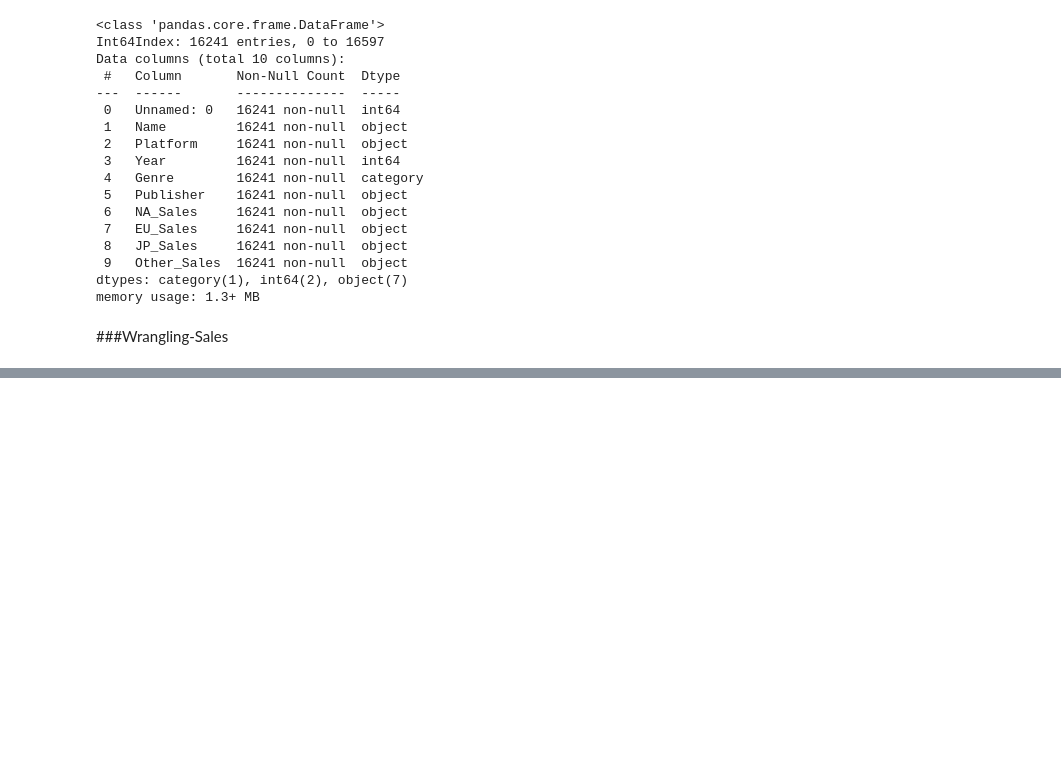
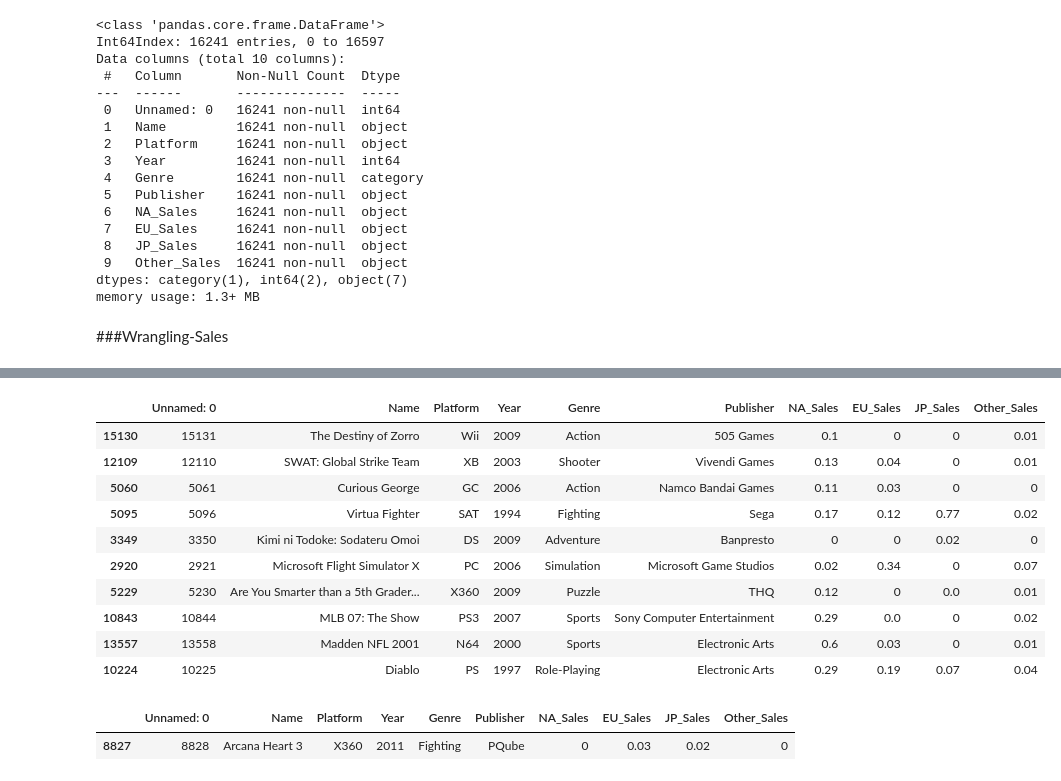
Before and after one commit to Jihyesh/codestates_projects_section1, a Jupyter notebook: AI_15_홍지혜_Section1.ipynb, the cells around one changed output, grey strips where cells are left out. Saved outputs shown, nothing was run; the diff lists cells and outputs as text; code cells hidden in the pictures; blank space fills up the shorter version.

```diff
--- a/AI_15_홍지혜_Section1.ipynb
+++ b/AI_15_홍지혜_Section1.ipynb
@@ -695,0 +784,48 @@ list(df_clean)[-4:]
+# %%
+import re
+import math
+
+for i, sales in enumerate(df_clean.NA_Sales):
+  if bool(re.search('K', sales)):
+    df_clean.iloc[i,6] = re.sub(r"\D","",df_clean.iloc[i,6])
+    df_clean.iloc[i,6] = float(df_clean.iloc[i,6])
+    df_clean.iloc[i,6] = df_clean.iloc[i,6]*0.001
+
+for i, sales in enumerate(df_clean.EU_Sales):
+  if bool(re.search('K', sales)):
+    df_clean.iloc[i,7] = re.sub(r"\D","",df_clean.iloc[i,7])
+    df_clean.iloc[i,7] = float(df_clean.iloc[i,7])
+    df_clean.iloc[i,7] = df_clean.iloc[i,7]*0.001
+
+for i, sales in enumerate(df_clean.JP_Sales):
+  if bool(re.search('K', sales)):
+    df_clean.iloc[i,8] = re.sub(r"\D","",df_clean.iloc[i,8])
+    df_clean.iloc[i,8]= float(df_clean.iloc[i,8])
+    df_clean.iloc[i,8] = df_clean.iloc[i,8]*0.001
+
+for i, sales in enumerate(df_clean.Other_Sales):
+  if bool(re.search('K', sales)):
+    df_clean.iloc[i,9] = re.sub(r"\D","",df_clean.iloc[i,9])
+    df_clean.iloc[i,9] = float(df_clean.iloc[i,9])
+    df_clean.iloc[i,9] = df_clean.iloc[i,9]*0.001
+
+# .extract, .astype 쓸 때, 앞에 iloc[i,6] 다음에 붙으면 str 특징이 없어서? 안 돌아간다. 왜 그러냐.
+# %%
+df_clean[df_clean.index.isin(df_clean_MK.index)].sample(10)
+# %% [output]
+|  | Unnamed: 0 | Name | Platform | Year | Genre | Publisher | NA_Sales | EU_Sales | JP_Sales | Other_Sales |
+| 15130 | 15131 | The Destiny of Zorro | Wii | 2009 | Action | 505 Games | 0.1 | 0 | 0 | 0.01 |
+| 12109 | 12110 | SWAT: Global Strike Team | XB | 2003 | Shooter | Vivendi Games | 0.13 | 0.04 | 0 | 0.01 |
+| 5060 | 5061 | Curious George | GC | 2006 | Action | Namco Bandai Games | 0.11 | 0.03 | 0 | 0 |
+| 5095 | 5096 | Virtua Fighter | SAT | 1994 | Fighting | Sega | 0.17 | 0.12 | 0.77 | 0.02 |
+| 3349 | 3350 | Kimi ni Todoke: Sodateru Omoi | DS | 2009 | Adventure | Banpresto | 0 | 0 | 0.02 | 0 |
+| 2920 | 2921 | Microsoft Flight Simulator X | PC | 2006 | Simulation | Microsoft Game Studios | 0.02 | 0.34 | 0 | 0.07 |
+| 5229 | 5230 | Are You Smarter than a 5th Grader... | X360 | 2009 | Puzzle | THQ | 0.12 | 0 | 0.0 | 0.01 |
+| 10843 | 10844 | MLB 07: The Show | PS3 | 2007 | Sports | Sony Computer Entertainment | 0.29 | 0.0 | 0 | 0.02 |
+| 13557 | 13558 | Madden NFL 2001 | N64 | 2000 | Sports | Electronic Arts | 0.6 | 0.03 | 0 | 0.01 |
+| 10224 | 10225 | Diablo | PS | 1997 | Role-Playing | Electronic Arts | 0.29 | 0.19 | 0.07 | 0.04 |
+# %%
+df_clean.loc[[8827]]
+# %% [output]
+|  | Unnamed: 0 | Name | Platform | Year | Genre | Publisher | NA_Sales | EU_Sales | JP_Sales | Other_Sales |
+| 8827 | 8828 | Arcana Heart 3 | X360 | 2011 | Fighting | PQube | 0 | 0.03 | 0.02 | 0 |
```
Also changed, not shown: parts of 16 cells of this notebook.
